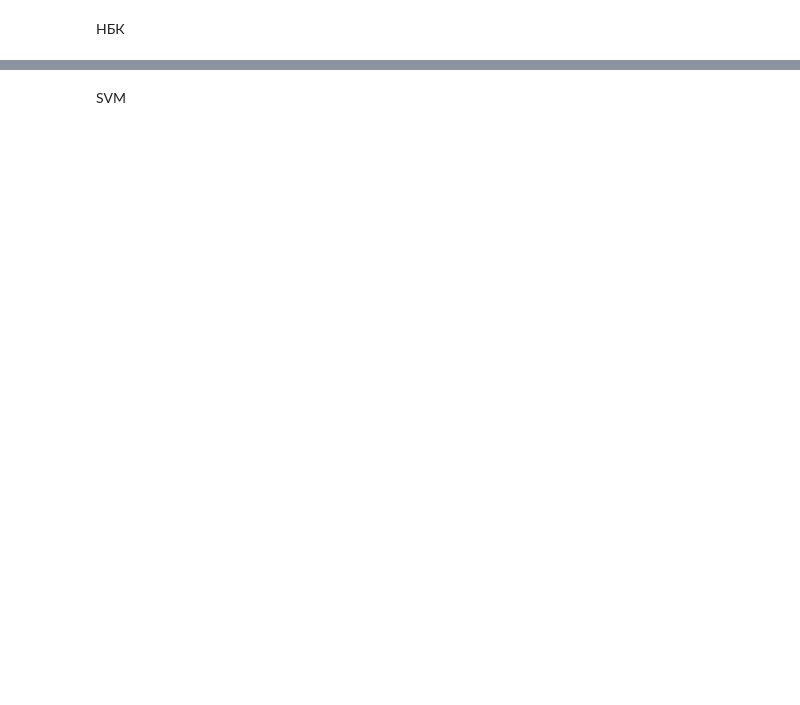
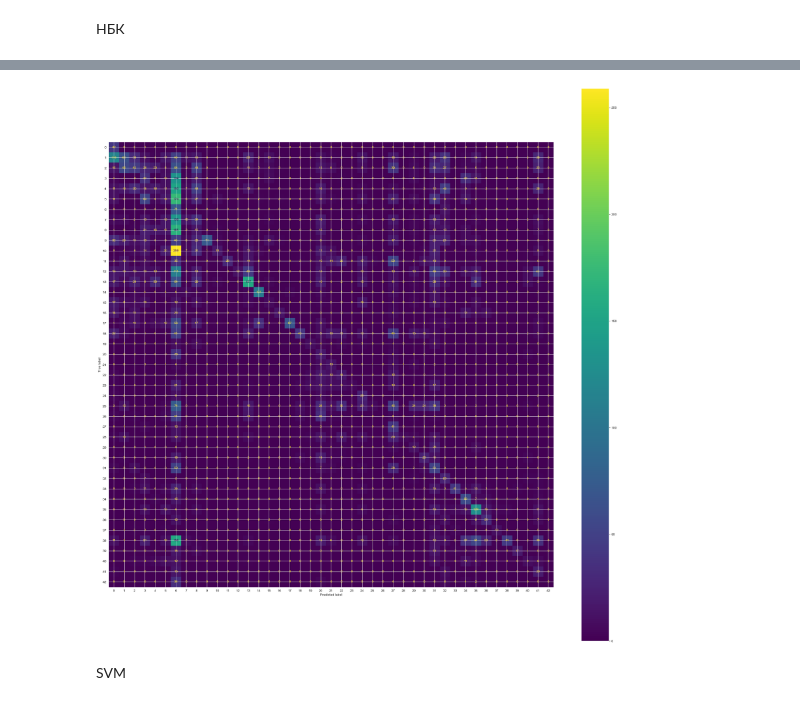
Before and after one commit to pagaf/HSEMLCourse, a Jupyter notebook: notebooks/hw-3.ipynb, the cells around one changed output, grey strips where cells are left out. Drawn from its saved outputs; the diff is of its cells as text; code cells hidden in the pictures; blank space fills up the shorter version.

```diff
--- a/notebooks/hw-3.ipynb
+++ b/notebooks/hw-3.ipynb
@@ -68,3 +128,11 @@ f1_score(y_test, y_pred, average='weighted')
+# %%
+m = confusion_matrix(y_test, y_pred)
+dp = ConfusionMatrixDisplay(m)
+dp.plot()
+plt.rcParams["figure.figsize"] = (30,30)
+plt.show()
+# %% [output]
+[figure, added]
 # %% [markdown]
 SVM
 # %%
```
Also changed, not shown: parts of 15 cells of this notebook.
